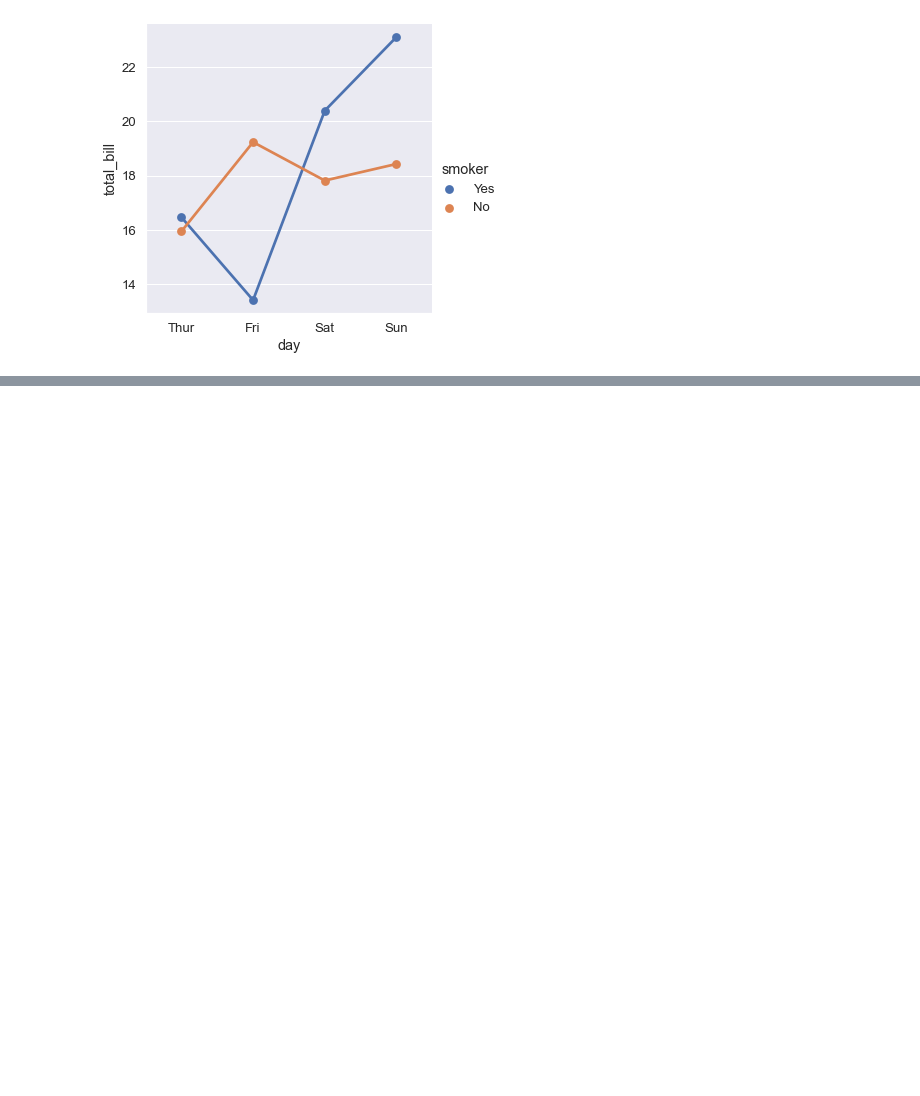
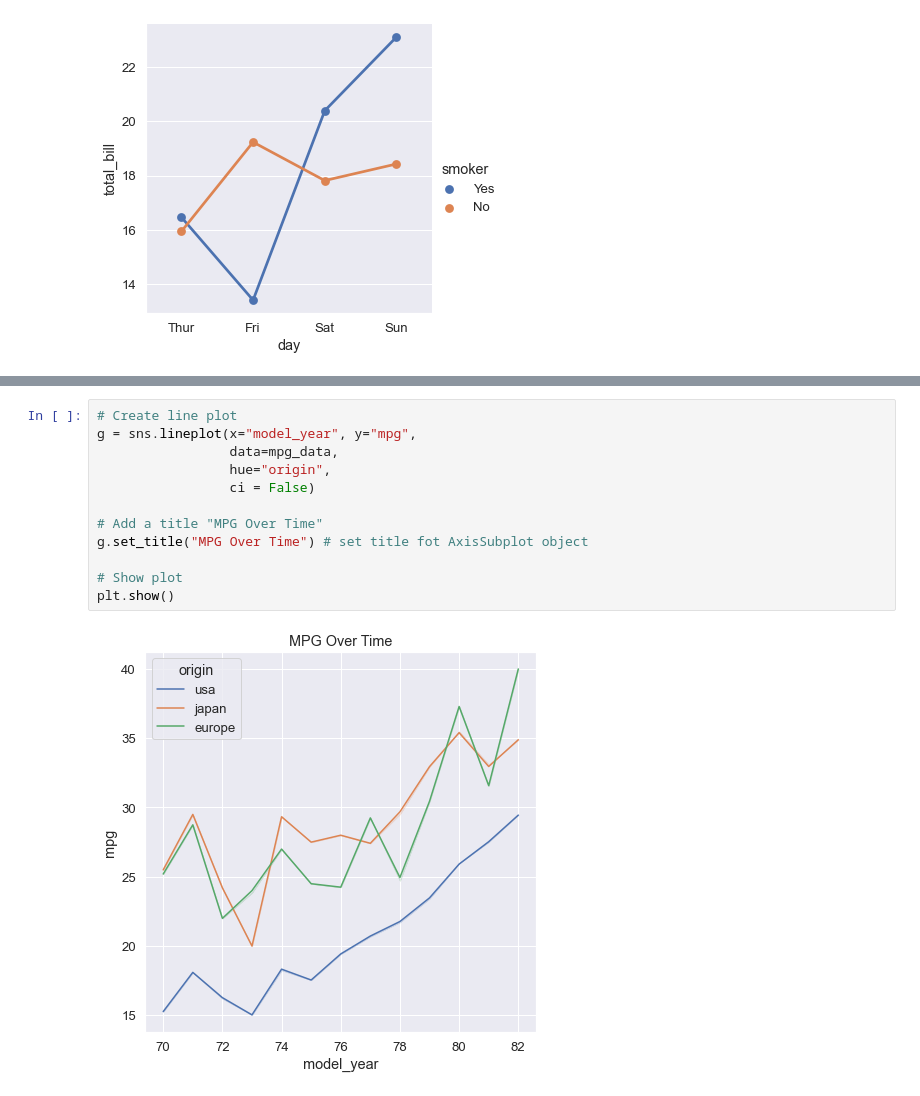
Before and after one commit to kareemNagah/Summary_2023, a Jupyter notebook: Data Visualization/seaborn/inro_seaborn.ipynb, the cells around one changed output, grey strips where cells are left out. Saved outputs shown, nothing was run; the diff lists cells and outputs as text; blank space fills up the shorter version.

```diff
--- a/Data Visualization/seaborn/inro_seaborn.ipynb
+++ b/Data Visualization/seaborn/inro_seaborn.ipynb
@@ -306,0 +323,14 @@ plt.show()
+# %%
+# Create line plot
+g = sns.lineplot(x="model_year", y="mpg",
+                 data=mpg_data,
+                 hue="origin",
+                 ci = False)
+
+# Add a title "MPG Over Time"
+g.set_title("MPG Over Time") # set title fot AxisSubplot object
+
+# Show plot
+plt.show()
+# %% [output]
+[figure, added]
```
Also changed, not shown: parts of 4 cells of this notebook.
